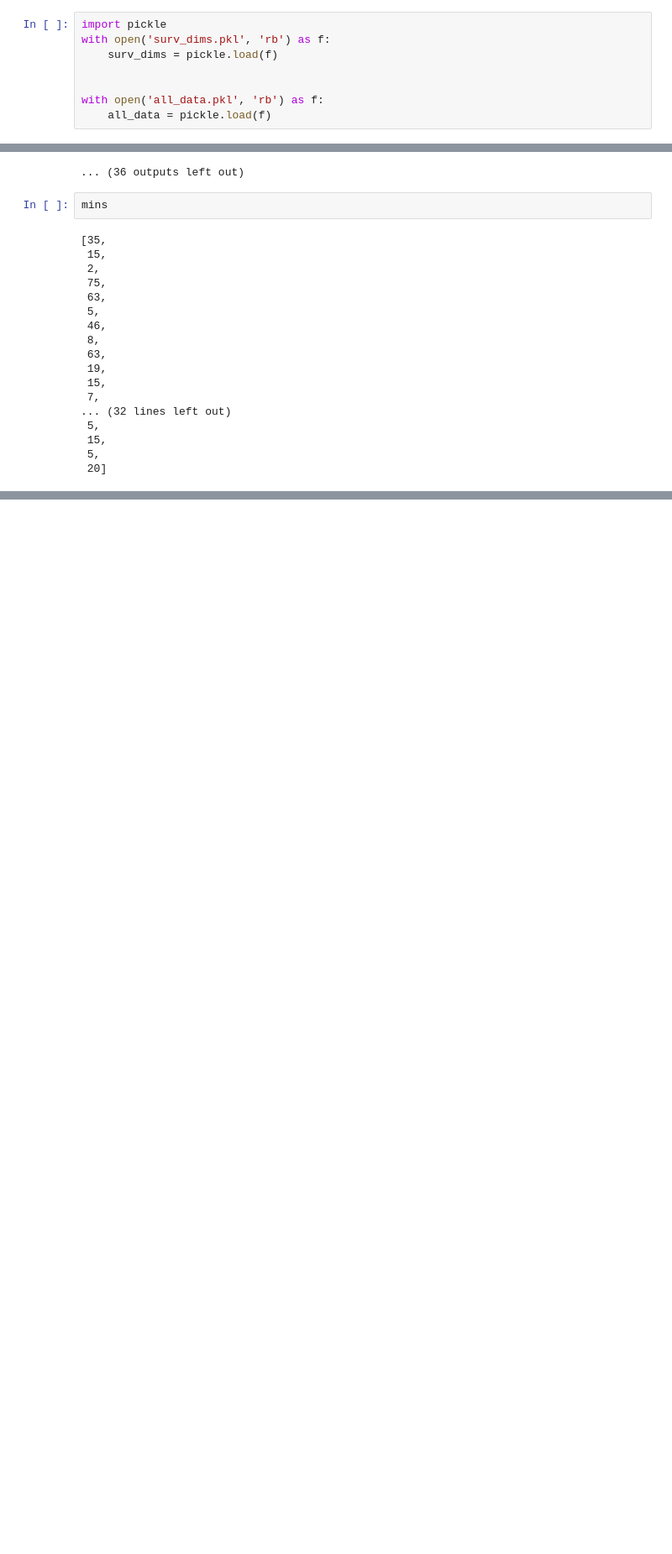
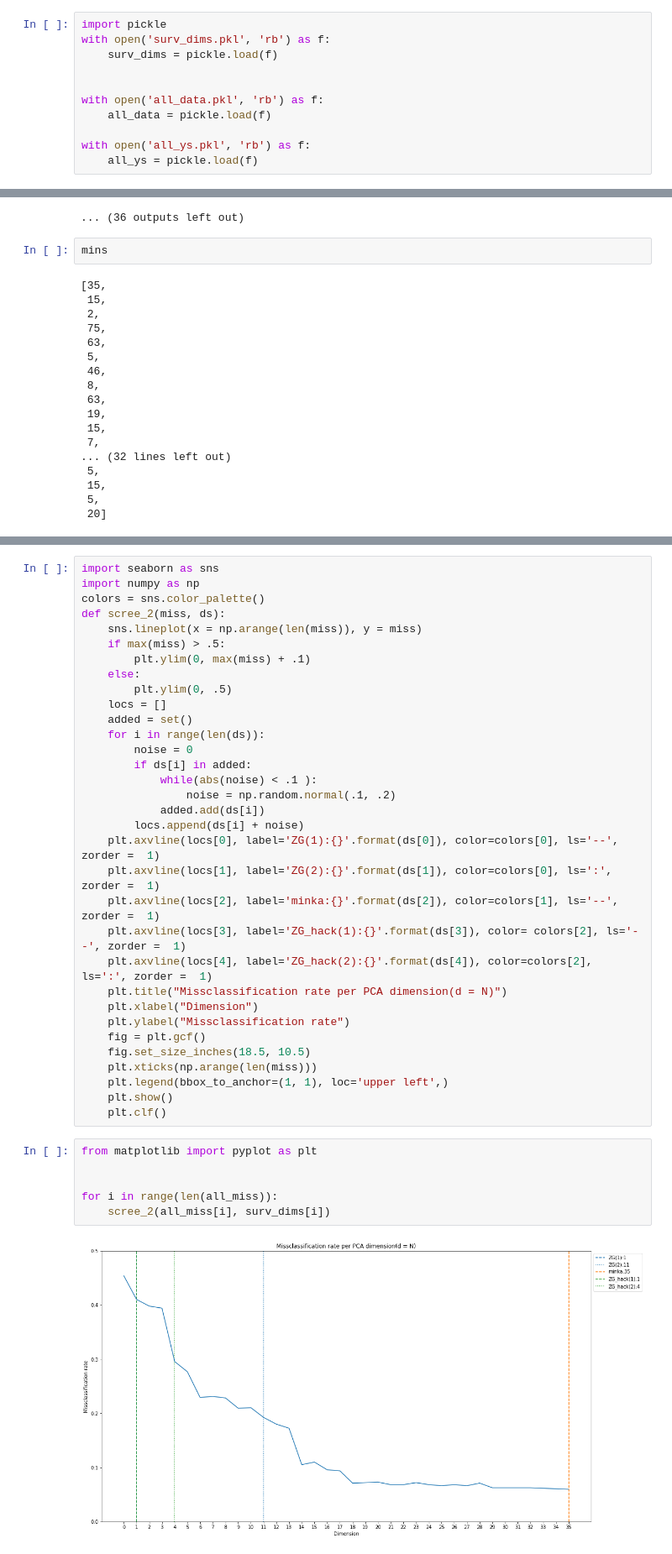
Before and after one commit to dfrancisco1998/ndd_stuff, a Jupyter notebook: sprint2/survey analysis.ipynb, the cells around one changed output, grey strips where cells are left out. Shown at 84% size. Cells and saved outputs as stored; diff of their text form; blank space fills up the shorter version.

```diff
--- a/sprint2/survey analysis.ipynb
+++ b/sprint2/survey analysis.ipynb
@@ -6,3 +6,6 @@ with open('surv_dims.pkl', 'rb') as f:
 
 with open('all_data.pkl', 'rb') as f:
     all_data = pickle.load(f)
+
+with open('all_ys.pkl', 'rb') as f:
+    all_ys = pickle.load(f)
@@ -115,0 +153,41 @@ LinearDiscriminantAnalysis()
+# %%
+import seaborn as sns
+import numpy as np
+colors = sns.color_palette()
+def scree_2(miss, ds):
+    sns.lineplot(x = np.arange(len(miss)), y = miss)
+    if max(miss) > .5:
+        plt.ylim(0, max(miss) + .1)
+    else:
+        plt.ylim(0, .5)
+    locs = []
+    added = set()
+    for i in range(len(ds)):
+        noise = 0
+        if ds[i] in added:
+            while(abs(noise) < .1 ):
+                noise = np.random.normal(.1, .2)
+            added.add(ds[i])
+        locs.append(ds[i] + noise)
+    plt.axvline(locs[0], label='ZG(1):{}'.format(ds[0]), color=colors[0], ls='--', zorder =  1)
+    plt.axvline(locs[1], label='ZG(2):{}'.format(ds[1]), color=colors[0], ls=':', zorder =  1)
+    plt.axvline(locs[2], label='minka:{}'.format(ds[2]), color=colors[1], ls='--', zorder =  1)
+    plt.axvline(locs[3], label='ZG_hack(1):{}'.format(ds[3]), color= colors[2], ls='--', zorder =  1)
+    plt.axvline(locs[4], label='ZG_hack(2):{}'.format(ds[4]), color=colors[2], ls=':', zorder =  1)
+    plt.title("Missclassification rate per PCA dimension(d = N)")
+    plt.xlabel("Dimension")
+    plt.ylabel("Missclassification rate")
+    fig = plt.gcf()
+    fig.set_size_inches(18.5, 10.5)
+    plt.xticks(np.arange(len(miss)))
+    plt.legend(bbox_to_anchor=(1, 1), loc='upper left',)
+    plt.show()
+    plt.clf()
+# %%
+from matplotlib import pyplot as plt
+
+
+for i in range(len(all_miss)):
+    scree_2(all_miss[i], surv_dims[i])
+# %% [output]
+[figure, added]
```
Also changed, not shown: parts of 8 cells of this notebook.
